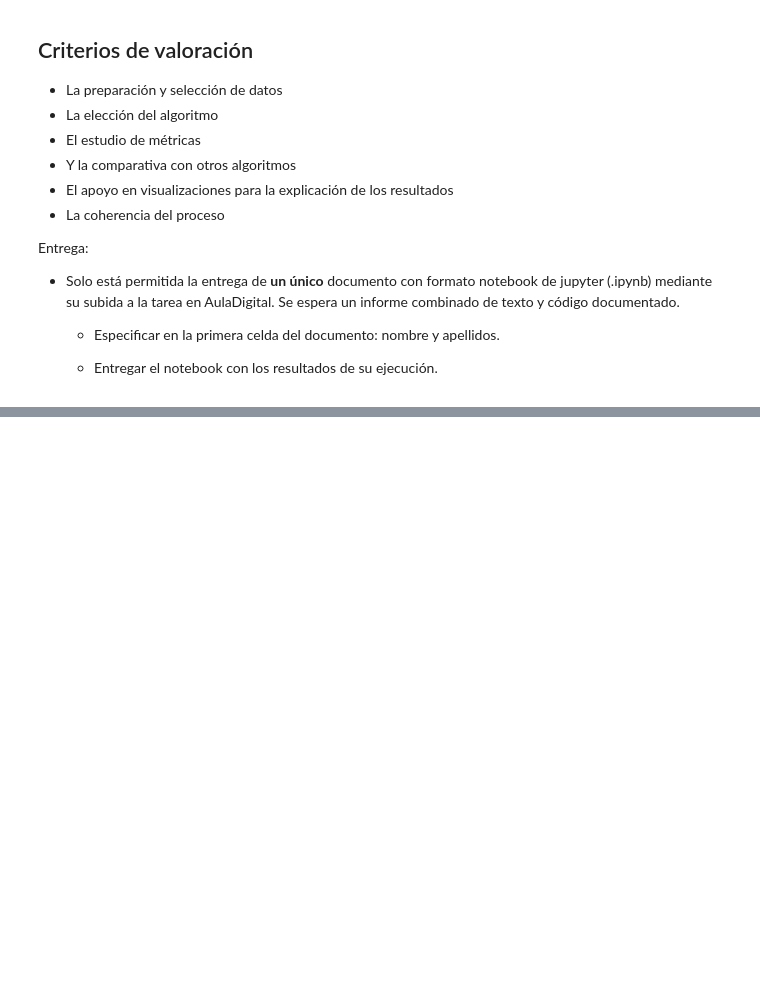
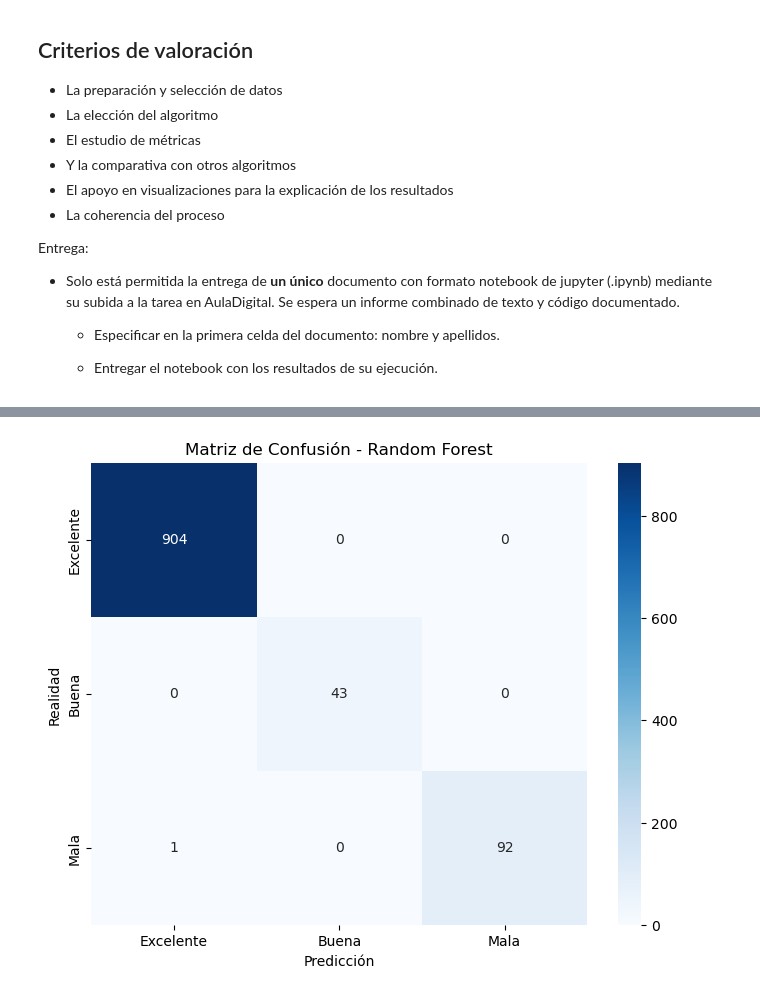
Before and after one commit to BalentinaAE/Pandas, a Jupyter notebook: Practica_ML2.ipynb, the cells around one changed output, grey strips where cells are left out. Saved outputs shown, nothing was run; the diff lists cells and outputs as text; code cells hidden in the pictures; blank space fills up the shorter version.

```diff
--- a/Practica_ML2.ipynb
+++ b/Practica_ML2.ipynb
@@ -64,0 +155,83 @@ from sklearn.metrics import classification_report, confusion_matrix, accuracy_sc
+# %%
+import pandas as pd
+import numpy as np
+import seaborn as sns
+import matplotlib.pyplot as plt
+from sklearn.model_selection import train_test_split
+from sklearn.ensemble import RandomForestClassifier
+from sklearn.linear_model import LogisticRegression
+from sklearn.neighbors import KNeighborsClassifier
+from sklearn.svm import SVC
+from sklearn.tree import DecisionTreeClassifier
+from sklearn.metrics import classification_report, accuracy_score, confusion_matrix
+
+datosco = pd.read_csv("datos_practica_ML2.csv", sep=",")
+datosco.columns = datosco.columns.str.strip().str.lower().str.replace(" ", "_")
+datosco = datosco.drop_duplicates()
+
+for col in datosco.columns:
+    if col.startswith("fl_"):
+        datosco = datosco[datosco[col] == "V"]
+
+numericas = [col for col in datosco.columns if "_hi" in col]
+datosco[numericas] = datosco[numericas].apply(pd.to_numeric, errors="coerce")
+datosco[numericas] = datosco[numericas].fillna(datosco[numericas].median())
+
+def clasificar_calidad(df):
+    condiciones = [
+        (df["pm10_hi"] <= 20) & (df["o3_hi"] <= 50) & (df["no2_hi"] <= 40),
+        (df["pm10_hi"] <= 50) & (df["o3_hi"] <= 100) & (df["no2_hi"] <= 100),
+        (df["pm10_hi"] > 50) | (df["o3_hi"] > 100) | (df["no2_hi"] > 100),
+    ]
+    categorias = ["Excelente", "Buena", "Mala"]
+    df["calidad_aire"] = np.select(condiciones, categorias, default="Mala")
+    return df
+
+datosco = clasificar_calidad(datosco)
+
+X = datosco[numericas]
+y = datosco["calidad_aire"]
+
+if X.isnull().sum().sum() > 0:
+    print("Hay valores NaN en X. Se rellenarán con la mediana.")
+    X = X.fillna(X.median())
+
+# Dividir los datos en conjuntos de entrenamiento y prueba
+X_train, X_test, y_train, y_test = train_test_split(X, y, test_size=0.2, random_state=42)
+
+# Lista de modelos a comparar
+modelos = {
+    "Random Forest": RandomForestClassifier(n_estimators=100, random_state=42),
+    "Regresión Logística": LogisticRegression(max_iter=200),
+    "K-Vecinos Más Cercanos": KNeighborsClassifier(),
+    "Máquinas de Soporte Vectorial": SVC(),
+    "Árbol de Decisión": DecisionTreeClassifier(random_state=42)
+}
+
+resultados = {}
+
+
+for nombre, modelo in modelos.items():
+    modelo.fit(X_train, y_train)
+    y_pred = modelo.predict(X_test)
+
+    accuracy = accuracy_score(y_test, y_pred)
+    resultados[nombre] = accuracy
+
+    print(f"Resultados para {nombre}:")
+    print(classification_report(y_test, y_pred))
+
+    matriz = confusion_matrix(y_test, y_pred)
+    plt.figure(figsize=(8, 6))
+    sns.heatmap(matriz, annot=True, fmt="d", cmap="Blues",
+                xticklabels=["Excelente", "Buena", "Mala"],
+                yticklabels=["Excelente", "Buena", "Mala"])
+    plt.xlabel("Predicción")
+    plt.ylabel("Realidad")
+    plt.title(f"Matriz de Confusión - {nombre}")
+    plt.show()
+
+# Comparar resultados
+resultados_df = pd.DataFrame(resultados.items(), columns=['Modelo', 'Precisión'])
+print(resultados_df.sort_values(by='Precisión', ascending=False))
+# %% [output]
@@ -64,0 +249 @@ from sklearn.metrics import classification_report, confusion_matrix, accuracy_sc
+[figure, added]
```
Also changed, not shown: parts of 7 cells of this notebook.
